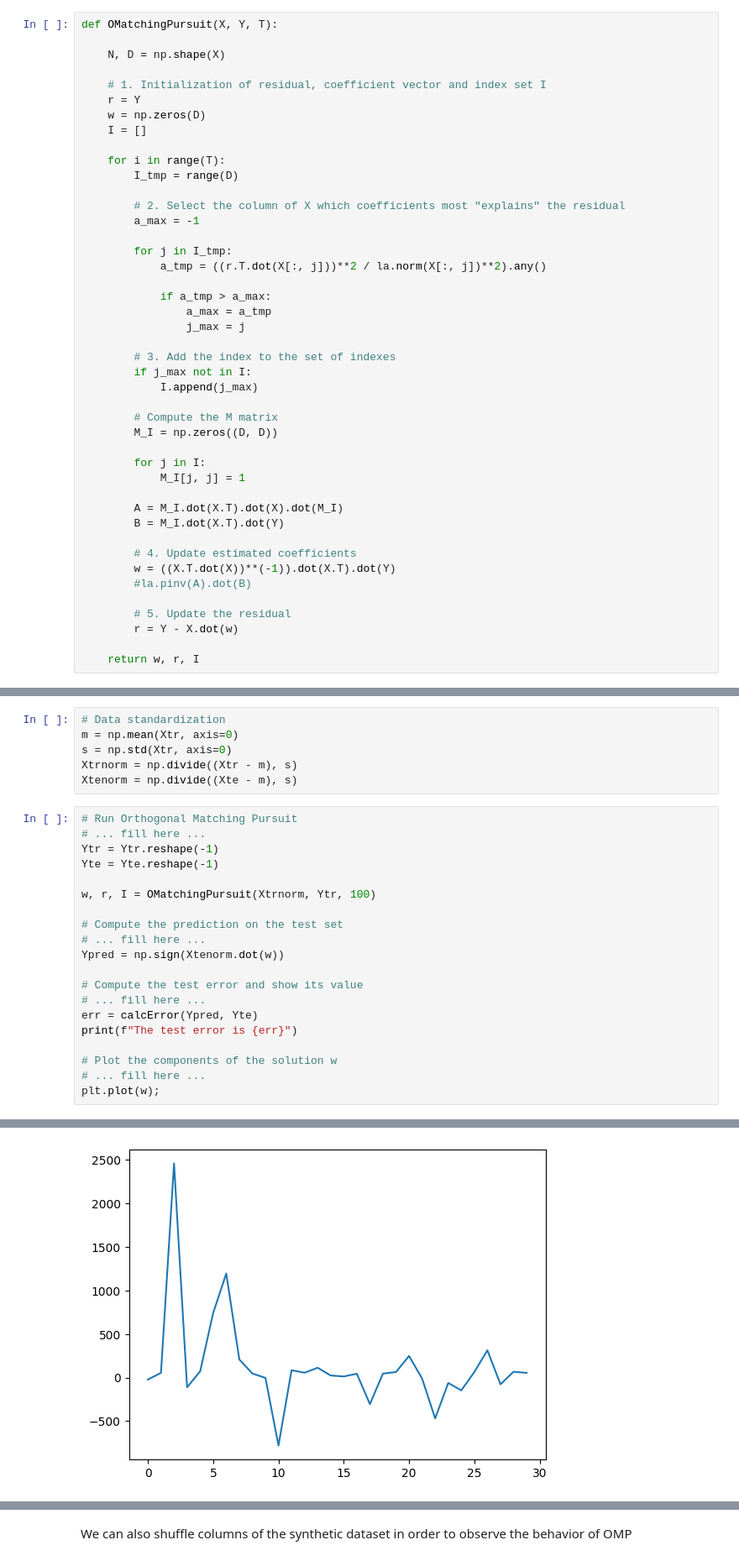
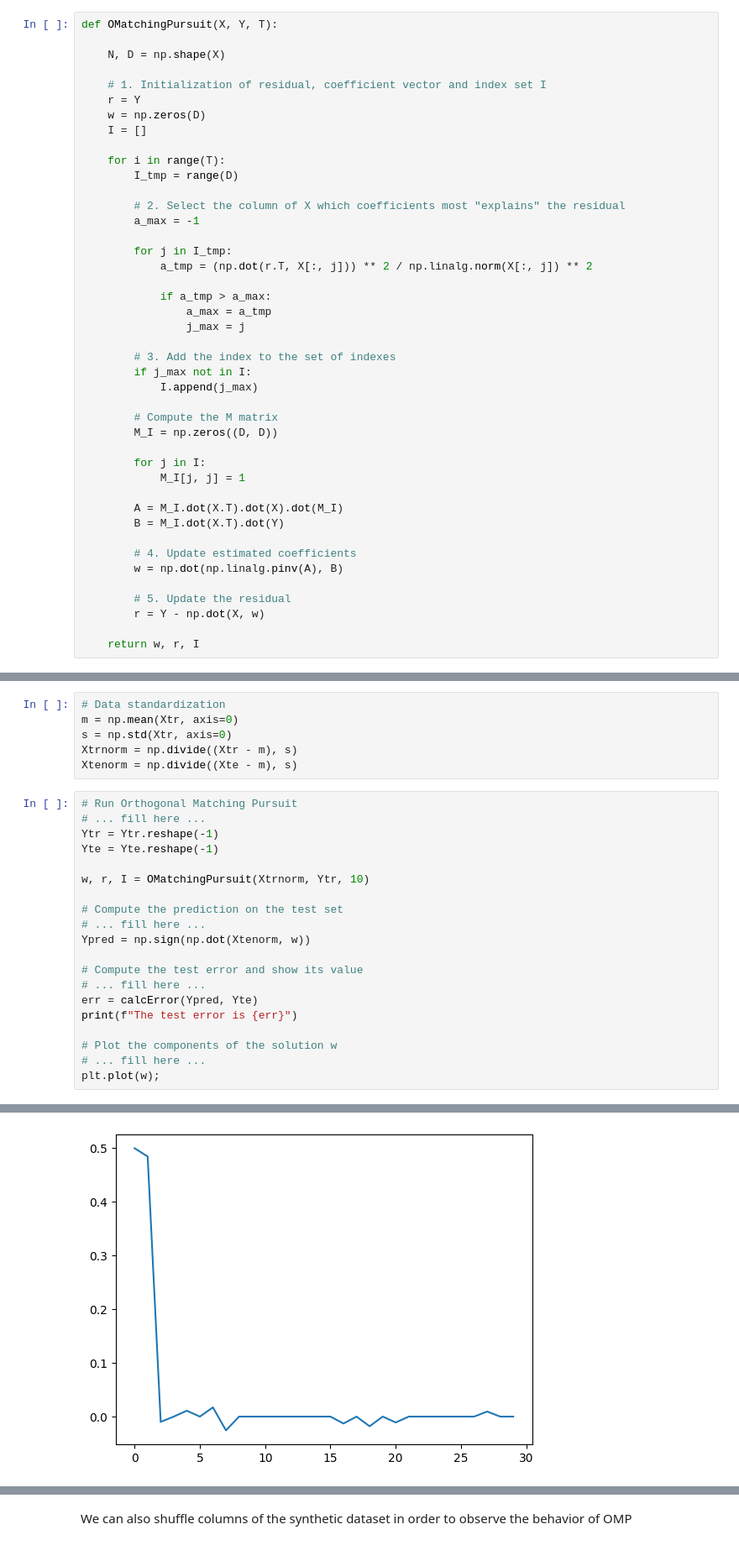
Before and after one commit to girofex/Machine-Learning-Algorithms, a Jupyter notebook: Lab7-OMP.ipynb, the cells around one changed output, grey strips where cells are left out. Shown at 84% size. Drawn from its saved outputs; the diff is of its cells as text.

```diff
--- a/Lab7-OMP.ipynb
+++ b/Lab7-OMP.ipynb
@@ -107,7 +107,7 @@ def OMatchingPursuit(X, Y, T):
         a_max = -1
 
         for j in I_tmp:
-            a_tmp = ((r.T.dot(X[:, j]))**2 / la.norm(X[:, j])**2).any()
+            a_tmp = (np.dot(r.T, X[:, j])) ** 2 / np.linalg.norm(X[:, j]) ** 2
 
             if a_tmp > a_max:
                 a_max = a_tmp
@@ -127,11 +127,10 @@ def OMatchingPursuit(X, Y, T):
         B = M_I.dot(X.T).dot(Y)
 
         # 4. Update estimated coefficients
-        w = ((X.T.dot(X))**(-1)).dot(X.T).dot(Y)
-        #la.pinv(A).dot(B)
+        w = np.dot(np.linalg.pinv(A), B)
 
         # 5. Update the residual
-        r = Y - X.dot(w)
+        r = Y - np.dot(X, w)
 
     return w, r, I
 # %%
@@ -226,11 +225,11 @@ Xtenorm = np.divide((Xte - m), s)
 Ytr = Ytr.reshape(-1)
 Yte = Yte.reshape(-1)
 
-w, r, I = OMatchingPursuit(Xtrnorm, Ytr, 100)
+w, r, I = OMatchingPursuit(Xtrnorm, Ytr, 10)
 
 # Compute the prediction on the test set
 # ... fill here ...
-Ypred = np.sign(Xtenorm.dot(w))
+Ypred = np.sign(np.dot(Xtenorm, w))
 
 # Compute the test error and show its value
 # ... fill here ...
@@ -245,4 +244,4 @@ The test error is 0.49
-[figure, old version]
+[figure, new version]
 # %%
 # run K-Fold Cross Validation
 KF = 5
```
Also changed, not shown: parts of 5 cells of this notebook.
